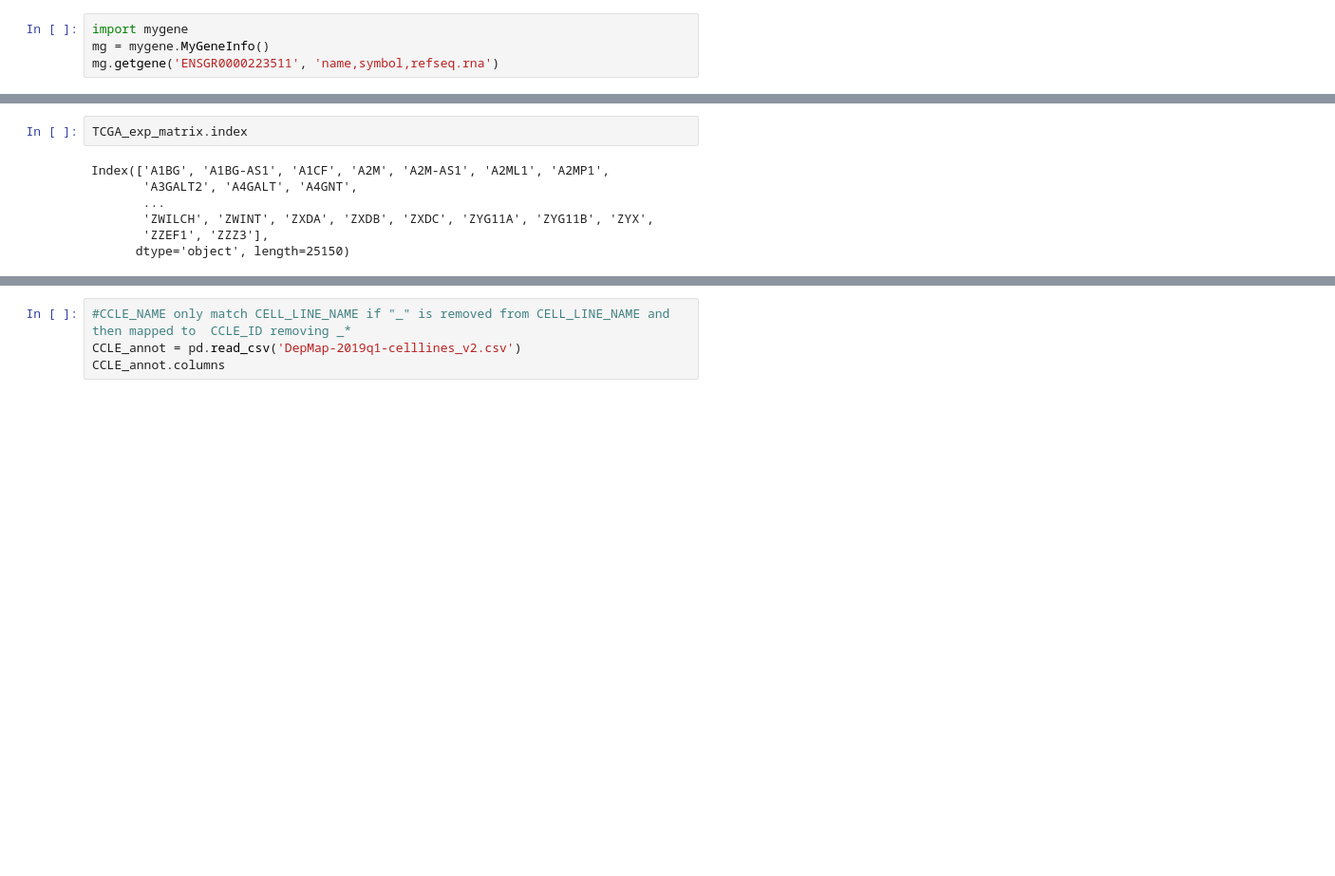
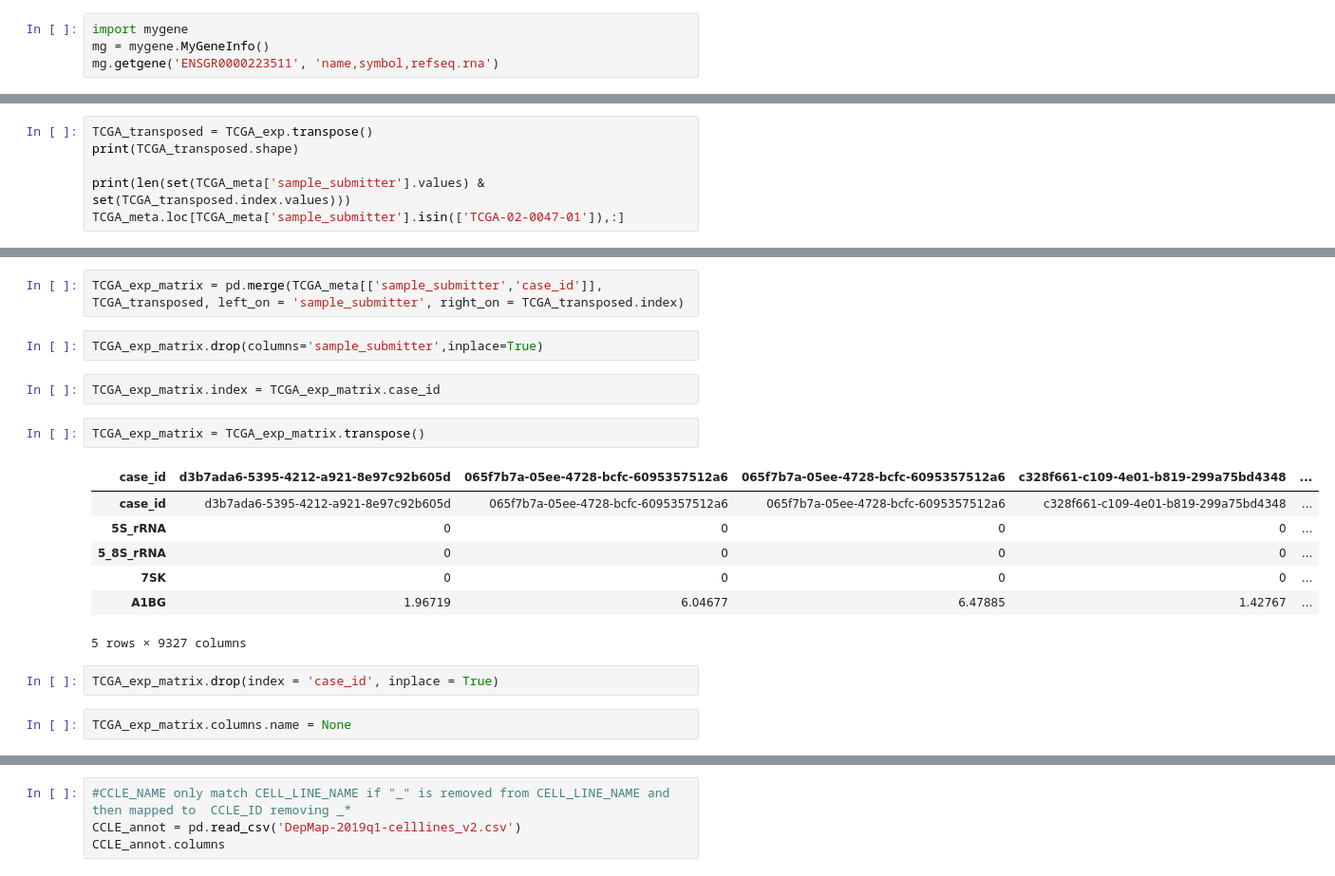
Before and after one commit to auriml/gen_drug, a Jupyter notebook: gen_drug_preprocessing.ipynb, the cells around one changed output, grey strips where cells are left out. Shown at 95% size. Drawn from its saved outputs; the diff is of its cells as text; blank space fills up the shorter version.

```diff
--- a/gen_drug_preprocessing.ipynb
+++ b/gen_drug_preprocessing.ipynb
@@ -118,0 +41,6 @@ TCGA_exp_matrix = df.transpose()
+# %%
+TCGA_transposed = TCGA_exp.transpose()
+print(TCGA_transposed.shape)
+
+print(len(set(TCGA_meta['sample_submitter'].values) & set(TCGA_transposed.index.values)))
+TCGA_meta.loc[TCGA_meta['sample_submitter'].isin(['TCGA-02-0047-01']),:]
@@ -119,12 +53,23 @@ TCGA_exp_matrix = df.transpose()
+# %%
+TCGA_exp_matrix = pd.merge(TCGA_meta[['sample_submitter','case_id']], TCGA_transposed, left_on = 'sample_submitter', right_on = TCGA_transposed.index)
+# %%
+TCGA_exp_matrix.drop(columns='sample_submitter',inplace=True)
 # %%
-TCGA_exp_matrix.index
+TCGA_exp_matrix.index = TCGA_exp_matrix.case_id
-# %% [output]
-Index(['A1BG', 'A1BG-AS1', 'A1CF', 'A2M', 'A2M-AS1', 'A2ML1', 'A2MP1',
-       'A3GALT2', 'A4GALT', 'A4GNT',
-       ...
-       'ZWILCH', 'ZWINT', 'ZXDA', 'ZXDB', 'ZXDC', 'ZYG11A', 'ZYG11B', 'ZYX',
-       'ZZEF1', 'ZZZ3'],
-      dtype='object', length=25150)
+# %%
+TCGA_exp_matrix = TCGA_exp_matrix.transpose()
+# %% [output]
+| case_id | d3b7ada6-5395-4212-a921-8e97c92b605d | 065f7b7a-05ee-4728-bcfc-6095357512a6 | 065f7b7a-05ee-4728-bcfc-6095357512a6 | c328f661-c109-4e01-b819-299a75bd4348 | ... |
+| case_id | d3b7ada6-5395-4212-a921-8e97c92b605d | 065f7b7a-05ee-4728-bcfc-6095357512a6 | 065f7b7a-05ee-4728-bcfc-6095357512a6 | c328f661-c109-4e01-b819-299a75bd4348 | ... |
+| 5S_rRNA | 0 | 0 | 0 | 0 | ... |
+| 5_8S_rRNA | 0 | 0 | 0 | 0 | ... |
+| 7SK | 0 | 0 | 0 | 0 | ... |
+| A1BG | 1.96719 | 6.04677 | 6.47885 | 1.42767 | ... |
+5 rows × 9327 columns
+# %%
+TCGA_exp_matrix.drop(index = 'case_id', inplace = True)
+# %%
+TCGA_exp_matrix.columns.name = None
 # %%
 TCGA_exp_matrix.head()
 # %% [output]
```
Also changed, not shown: parts of 36 cells of this notebook.
